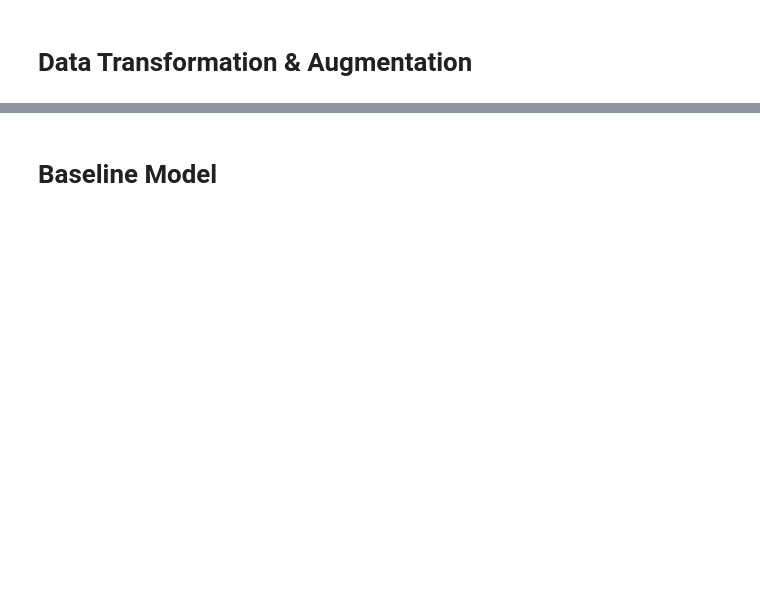
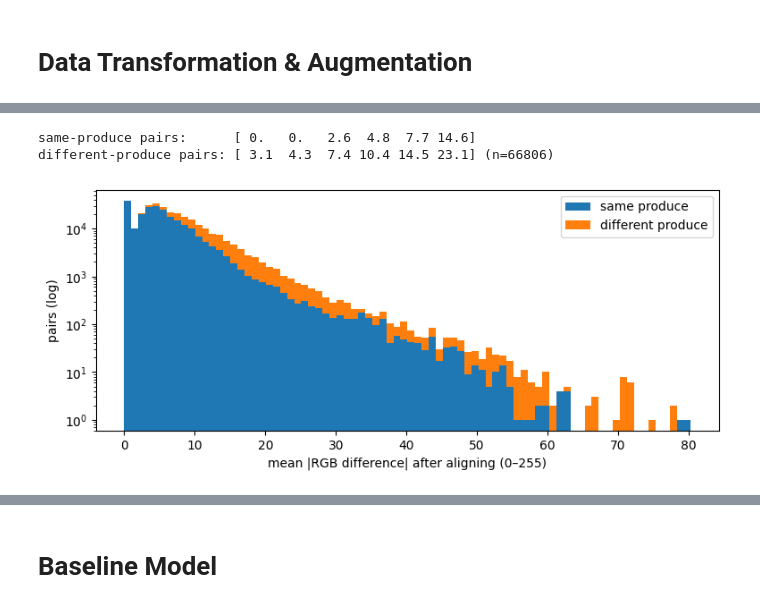
Before and after one commit to sit-sophiahsg/3001-CVDL, a Jupyter notebook: CVDL_Project.ipynb, the cells around one changed output, grey strips where cells are left out. Saved outputs shown, nothing was run; the diff lists cells and outputs as text; code cells hidden in the pictures; blank space fills up the shorter version.

```diff
--- a/CVDL_Project.ipynb
+++ b/CVDL_Project.ipynb
@@ -32,0 +325,36 @@
+# %%
+def thumb(path):
+    with Image.open(path) as im:
+        return np.asarray(im.convert('RGB').resize((16, 16), Image.BILINEAR), dtype=np.int16)
+
+with ThreadPoolExecutor(8) as ex:
+    TH = np.stack(list(tqdm(ex.map(thumb, df.path), total=N)))          # (N, 16, 16, 3)
+
+# which of the 8 variants of image b matched image a
+best_t = popcount(H[pairs[:, 0], 0][:, None] ^ H[pairs[:, 1]]).argmin(axis=1)
+
+A, B = TH[pairs[:, 0]], TH[pairs[:, 1]]
+Bt = np.empty_like(B)
+for t in range(8):                     # same order as dihedral(): t = 2k (+1 if flipped)
+    m = best_t == t
+    k, f = divmod(t, 2)
+    r = np.rot90(B[m], k, axes=(1, 2))
+    Bt[m] = r[:, :, ::-1] if f else r
+col_d = np.abs(A - Bt).mean(axis=(1, 2, 3))      # 0–255 scale
+del A, B, Bt
+
+same_prod = df.produce.values[pairs[:, 0]] == df.produce.values[pairs[:, 1]]
+q = [0.01, 0.05, 0.25, 0.5, 0.75, 0.95]
+print("same-produce pairs:     ", np.round(np.quantile(col_d[same_prod], q), 1))
+print("different-produce pairs:", np.round(np.quantile(col_d[~same_prod], q), 1),
+      f"(n={(~same_prod).sum()})")
+
+plt.figure(figsize=(9, 3.5))
+plt.hist([col_d[same_prod], col_d[~same_prod]], bins=80, stacked=True,
+         label=['same produce', 'different produce'])
+plt.yscale('log'); plt.xlabel('mean |RGB difference| after aligning (0–255)')
+plt.ylabel('pairs (log)'); plt.legend(); plt.show()
+# %% [output]
+same-produce pairs:      [ 0.   0.   2.6  4.8  7.7 14.6]
+different-produce pairs: [ 3.1  4.3  7.4 10.4 14.5 23.1] (n=66806)
+[figure, added]
```
Also changed, not shown: parts of 28 cells of this notebook.
